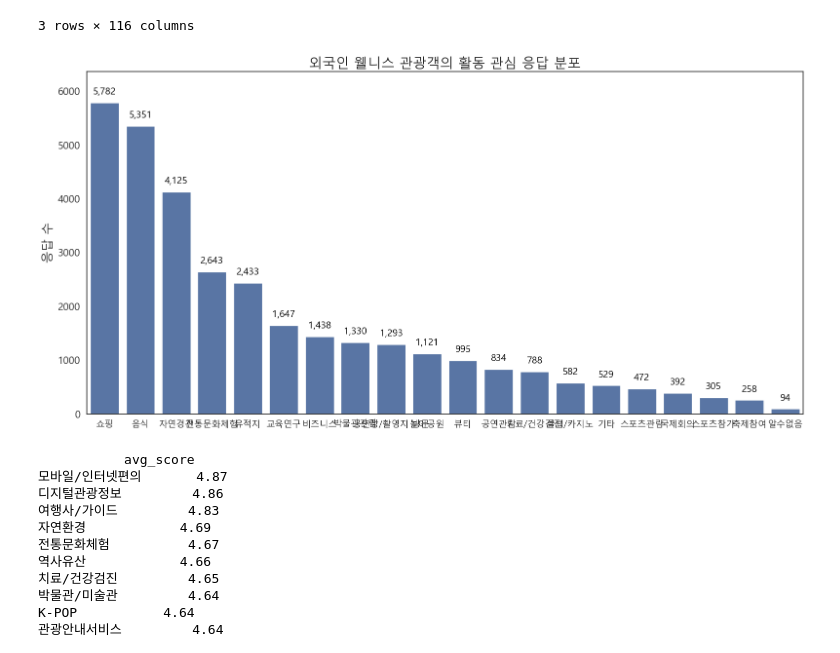
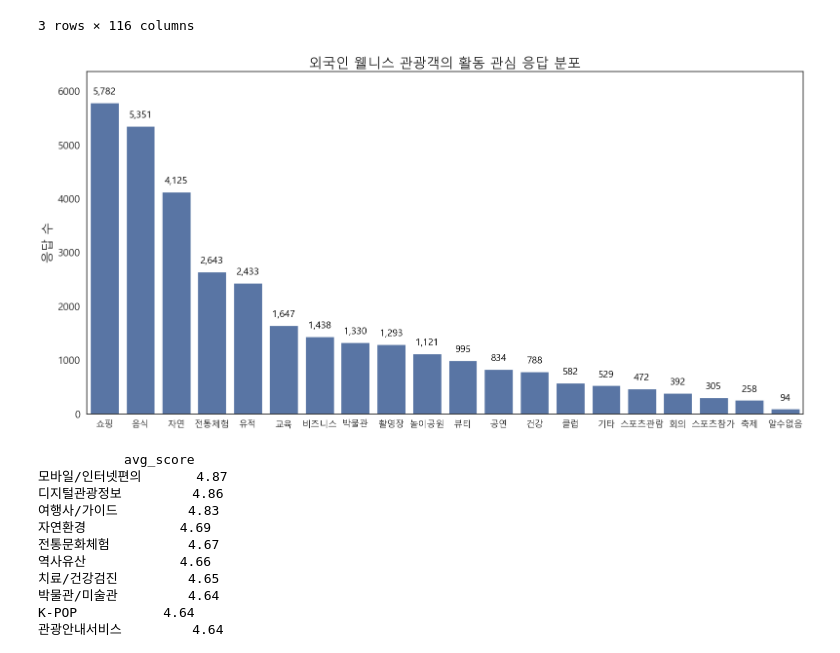
Before and after one commit to tamx2y/wellness_tour, a Jupyter notebook: 02_infoaccess/05_descriptive statistics.ipynb, the cells around one changed output. Cells and saved outputs as stored; diff of their text form; code cells hidden in the pictures.

```diff
--- a/02_infoaccess/05_descriptive statistics.ipynb
+++ b/02_infoaccess/05_descriptive statistics.ipynb
@@ -307,22 +307,22 @@ d34['satisfaction'].value_counts()
 satis_rename = {
     1: '음식',
     2: '쇼핑',
-    3: '자연경관',
-    4: '유적지',
-    5: '전통문화체험',
-    6: '박물관관람',
-    7: '공연장/촬영지 방문',
-    8: '공연관람',
-    9: '축제참여',
-    10: '클럽/카지노',
+    3: '자연',
+    4: '유적',
+    5: '전통체험',
+    6: '박물관',
+    7: '촬영장',
+    8: '공연',
+    9: '축제',
+    10: '클럽',
     11: '놀이공원',
     12: '뷰티',
-    13: '치료/건강검진',
+    13: '건강',
     14: '스포츠관람',
     15: '스포츠참가',
-    16: '국제회의',
+    16: '회의',
     17: '비즈니스',
-    18: '교육연구',
+    18: '교육',
     19: '기타',
     20: '알수없음'
 }
@@ -332,34 +332,34 @@ d34['satisfaction'] = d34['satisfaction'].replace(satis_rename)
 
 # 값 개수 집계 및 정렬
 df_sorted = d34['satisfaction'].value_counts().reset_index()
 df_sorted.columns = ['category_kor', 'count']
 df_sorted = df_sorted.sort_values('count', ascending=False)
 
 plt.figure(figsize=(16, 8))
 ax = sns.barplot(data=df_sorted, x='category_kor', y='count')
 
 plt.title('외국인 웰니스 관광객의 활동 관심 응답 분포', fontsize=20)
 plt.xlabel('')
 plt.ylabel('응답 수', fontsize=18)
 plt.ylim(0, df_sorted['count'].max() * 1.1)  # 상한 약간 여유있게 조정
 
 plt.xticks(rotation=0, ha='center', fontsize=13)
 plt.yticks(fontsize=15)
 
 # 막대 위에 값 표시
 for p in ax.patches:
     height = p.get_height()
     ax.text(
         p.get_x() + p.get_width() / 2.,
         height + df_sorted['count'].max() * 0.02,
         f'{int(height):,}',
         ha='center', va='bottom', fontsize=14, color='black'
     )
 
 plt.tight_layout()
 plt.show()
 # %% [output]
-[figure, old version]
+[figure, new version]
 # %%
 # 만족도 점수
 # print(d34['satis_nature'].value_counts())
```
Also changed, not shown: 3 other files.
